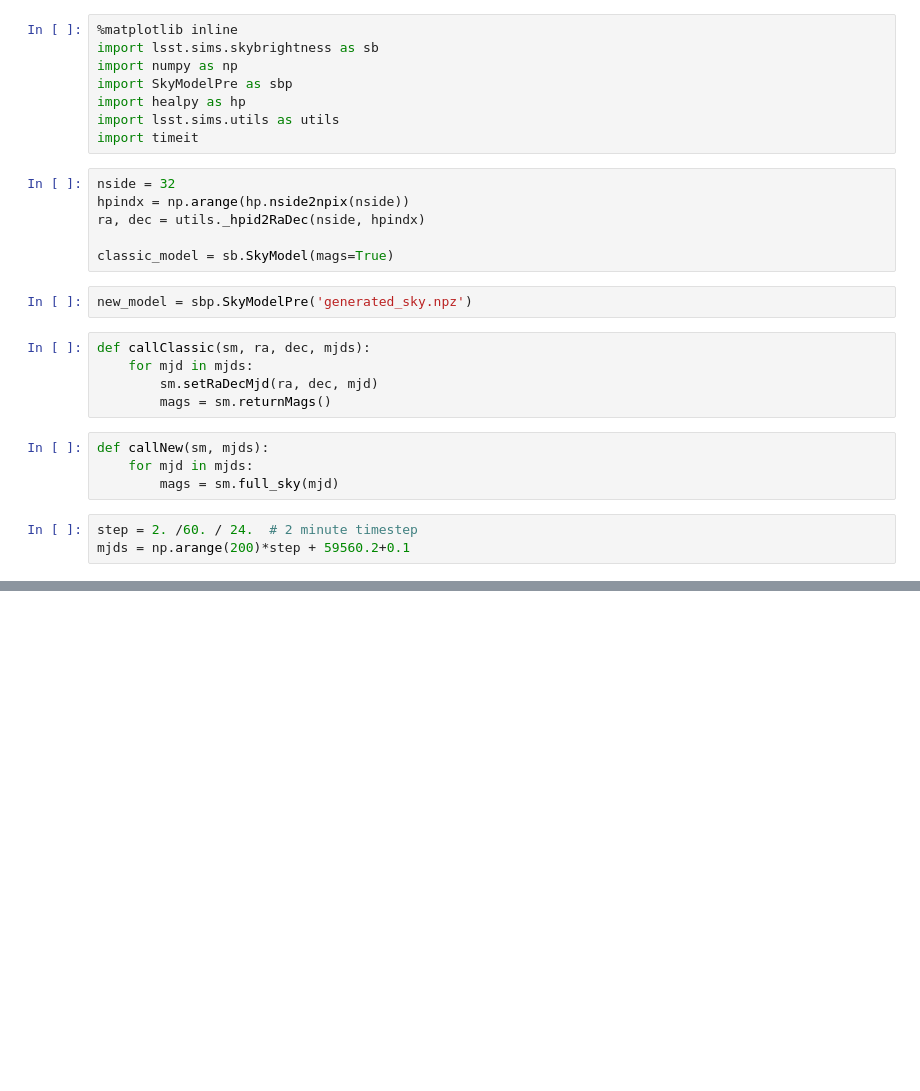
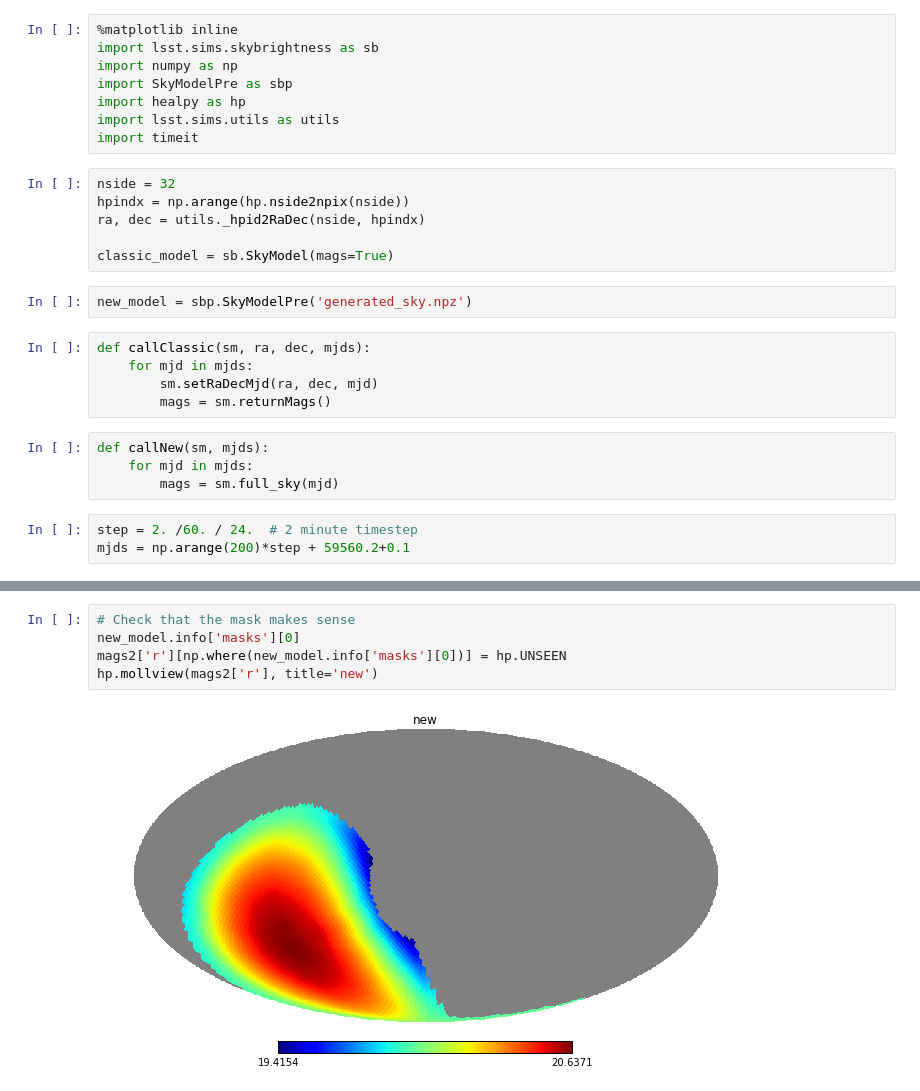
Before and after one commit to lsst-sims/legacy_sims_skybrightness_pre, a Jupyter notebook: python/timetest_sb.ipynb, the cells around one changed output, grey strips where cells are left out. Drawn from its saved outputs; the diff is of its cells as text; blank space fills up the shorter version.

Commit message:
adding mask

```diff
--- a/python/timetest_sb.ipynb
+++ b/python/timetest_sb.ipynb
@@ -45,3 +45,10 @@ hp.mollview(diff)
+# %%
+# Check that the mask makes sense
+new_model.info['masks'][0]
+mags2['r'][np.where(new_model.info['masks'][0])] = hp.UNSEEN
+hp.mollview(mags2['r'], title='new')
+# %% [output]
+[figure, added]
 # %%
 time1 = timeit.timeit("callClassic(classic_model,ra ,dec, mjds)", number=1,
                      setup="from __main__ import callClassic, classic_model,ra,dec,mjds")
```
Also changed, not shown: parts of 5 cells of this notebook, 2 other files.
